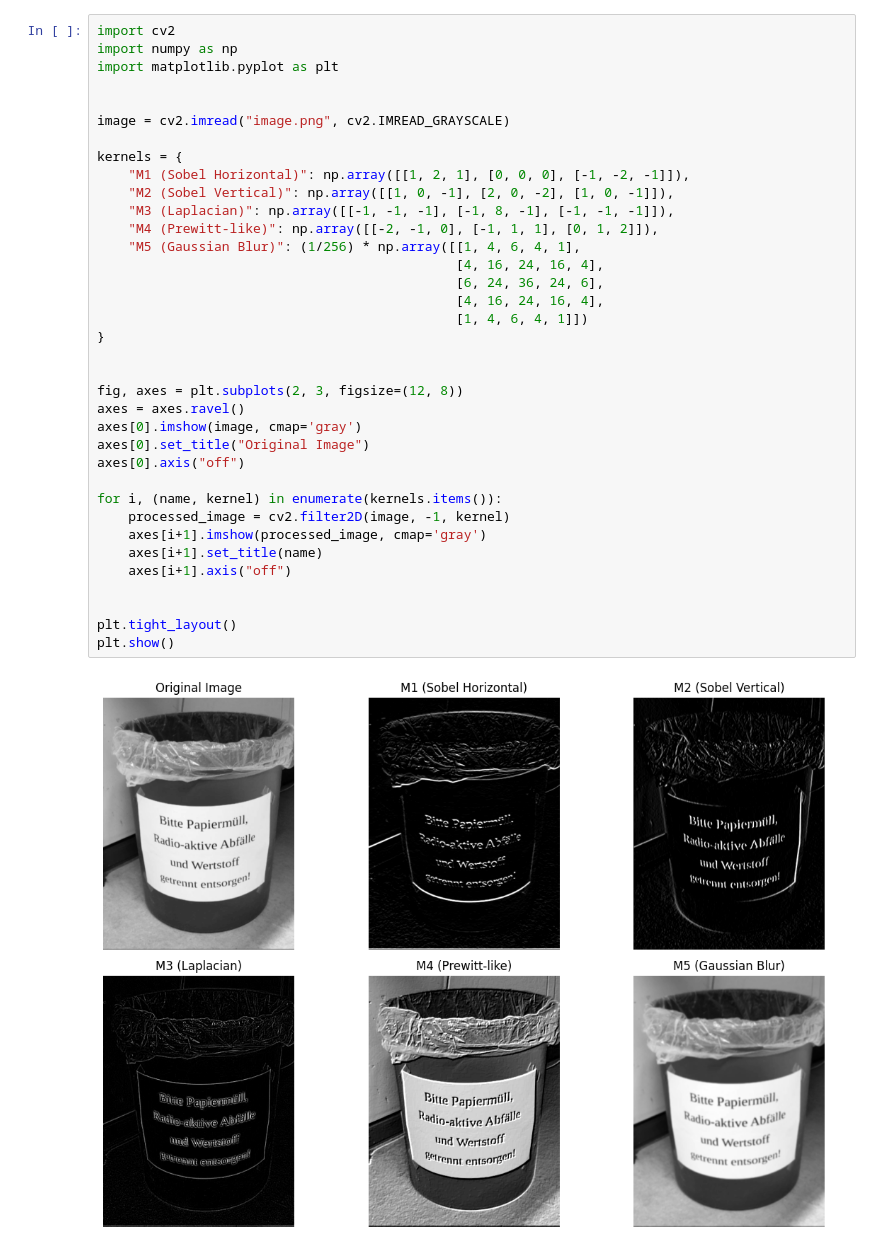
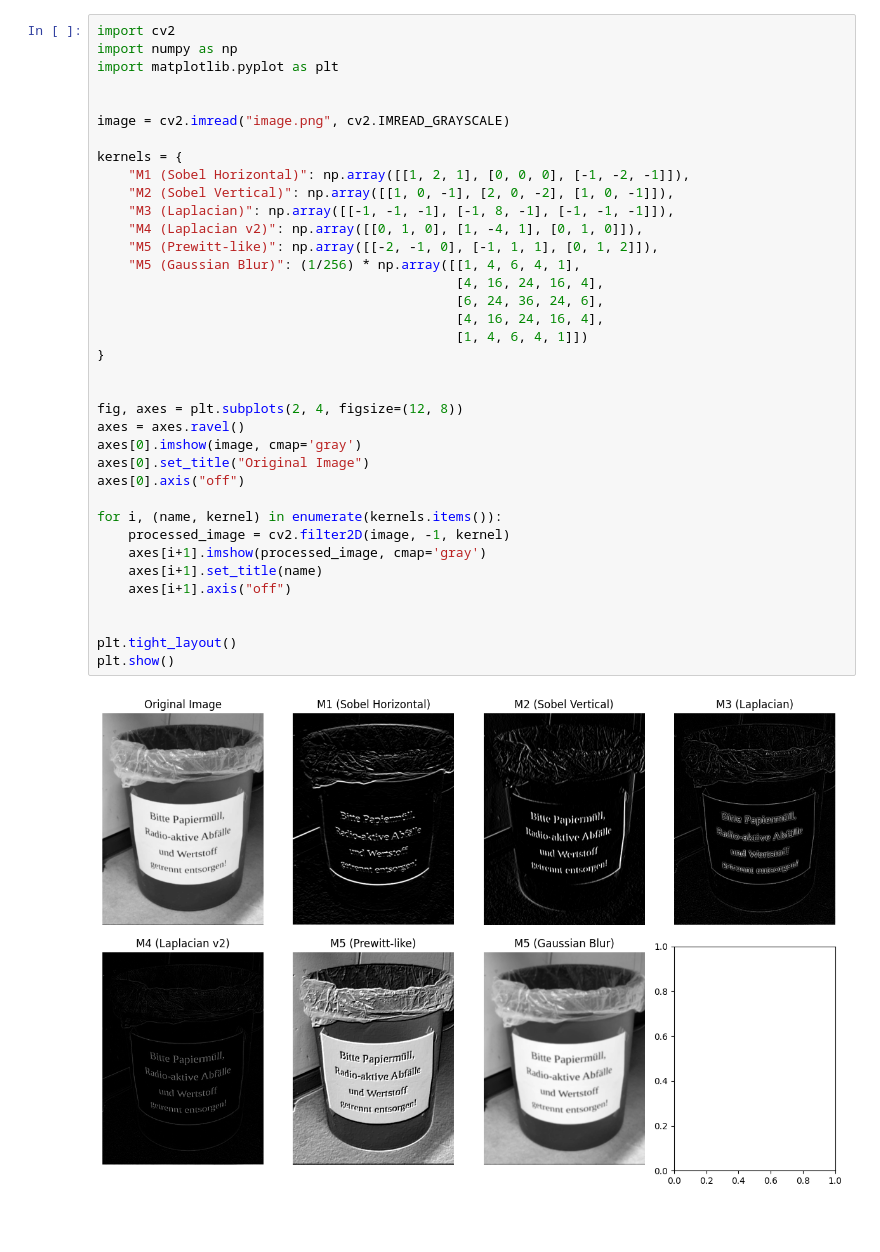
Before and after one commit to unrpi18/ASB-Notebook, a Jupyter notebook: filter.ipynb, the cells around one changed output. Cells and saved outputs as stored; diff of their text form; blank space fills up the shorter version.

Commit message:
add laplacian v2 filter

```diff
--- a/filter.ipynb
+++ b/filter.ipynb
@@ -6,33 +6,34 @@ import matplotlib.pyplot as plt
 
 image = cv2.imread("image.png", cv2.IMREAD_GRAYSCALE)
 
 kernels = {
     "M1 (Sobel Horizontal)": np.array([[1, 2, 1], [0, 0, 0], [-1, -2, -1]]),
     "M2 (Sobel Vertical)": np.array([[1, 0, -1], [2, 0, -2], [1, 0, -1]]),
     "M3 (Laplacian)": np.array([[-1, -1, -1], [-1, 8, -1], [-1, -1, -1]]),
-    "M4 (Prewitt-like)": np.array([[-2, -1, 0], [-1, 1, 1], [0, 1, 2]]),
+    "M4 (Laplacian v2)": np.array([[0, 1, 0], [1, -4, 1], [0, 1, 0]]),
+    "M5 (Prewitt-like)": np.array([[-2, -1, 0], [-1, 1, 1], [0, 1, 2]]),
     "M5 (Gaussian Blur)": (1/256) * np.array([[1, 4, 6, 4, 1],
                                               [4, 16, 24, 16, 4],
                                               [6, 24, 36, 24, 6],
                                               [4, 16, 24, 16, 4],
                                               [1, 4, 6, 4, 1]])
 }
 
 
-fig, axes = plt.subplots(2, 3, figsize=(12, 8))
+fig, axes = plt.subplots(2, 4, figsize=(12, 8))
 axes = axes.ravel()
 axes[0].imshow(image, cmap='gray')
 axes[0].set_title("Original Image")
 axes[0].axis("off")
 
 for i, (name, kernel) in enumerate(kernels.items()):
     processed_image = cv2.filter2D(image, -1, kernel)
     axes[i+1].imshow(processed_image, cmap='gray')
     axes[i+1].set_title(name)
     axes[i+1].axis("off")
 
 
 plt.tight_layout()
 plt.show()
 # %% [output]
-[figure, old version]
+[figure, new version]
```
